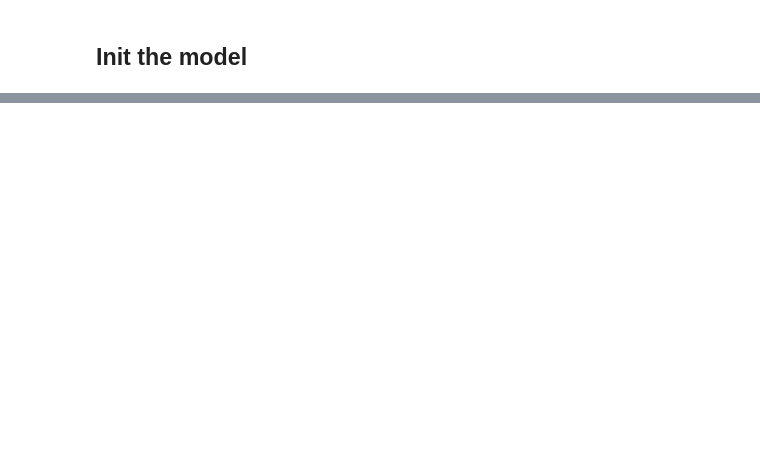
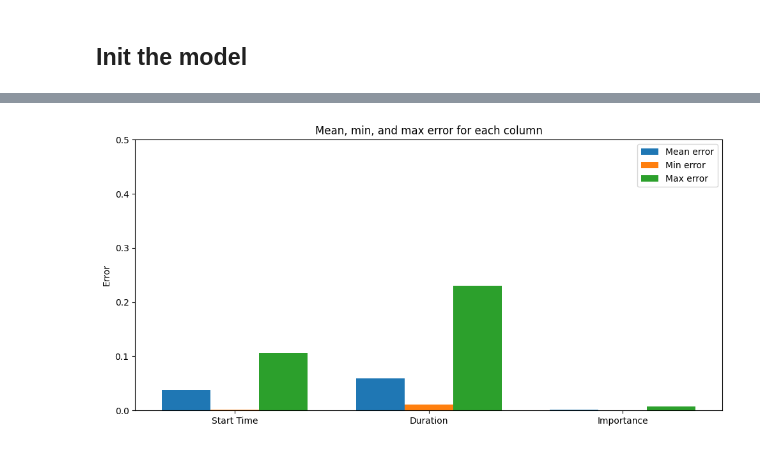
Before and after one commit to sofi12321/healthy-based-productivity, a Jupyter notebook: Model/model_test.ipynb, the cells around one changed output, grey strips where cells are left out. Drawn from its saved outputs; the diff is of its cells as text; code cells hidden in the pictures; blank space fills up the shorter version.

Commit message:
Add unstable weights (14 features), add model tests.

```diff
--- a/Model/model_test.ipynb
+++ b/Model/model_test.ipynb
@@ -109,21 +120,18 @@ single_interval
 # %% [markdown]
 ## Init the model
 # %%
-# check if the dataloader works and get the input and output sizes
-in_features = 0
-out_features = 0
-for i, (features, a, ans) in enumerate(train_resched_dataloader):
-    in_features = features.shape[1]
-    out_features = ans.shape[1]
-    break
-
-n_layers = 2
+in_features = 14
+out_features = 3
+batch_size = 1
+n_layers = 1
 hidden_size = 124
 hidden_injector = 64
+
+free_time_slots = [[0, 1]]
 
 # Create the model
 SC_LSTM = Model(in_features, n_layers, hidden_size, out_features, batch_size, hidden_injector=hidden_injector).to(device)
 
-# Load model weights from te file
+# Load the weights
 SC_LSTM.load_state_dict(torch.load('sc_lstm_weights.pth'))
 pass
@@ -228,0 +138,3 @@ plt.show()
+# %%
+input_data = np.array(input_data, dtype=np.float32)
+output_data = np.array(output_data, dtype=np.float32)
@@ -228,0 +171,32 @@ plt.show()
+# %%
+# Plot the barchart of an errors
+import matplotlib.pyplot as plt
+import numpy as np
+
+labels = ['Start Time', 'Duration', 'Importance']
+mean_errors = np.mean(errors, axis=0)
+min_errors = np.min(errors, axis=0)
+max_errors = np.max(errors, axis=0)
+
+x = np.arange(len(labels))  # the label locations
+width = 0.25  # the width of the bars
+
+fig, ax = plt.subplots(figsize=(10, 5))
+rects1 = ax.bar(x - width, mean_errors, width, label='Mean error')
+rects2 = ax.bar(x, min_errors, width, label='Min error')
+rects3 = ax.bar(x + width, max_errors, width, label='Max error')
+
+# Add some text for labels, title and custom x-axis tick labels, etc.
+ax.set_ylabel('Error')
+ax.set_title('Mean, min, and max error for each column')
+ax.set_xticks(x)
+ax.set_xticklabels(labels)
+ax.legend()
+
+ax.set_ylim([0, 0.5])
+
+fig.tight_layout()
+
+plt.show()
+# %% [output]
+[figure, added]
```
Also changed, not shown: parts of 24 cells of this notebook, 4 other files.
